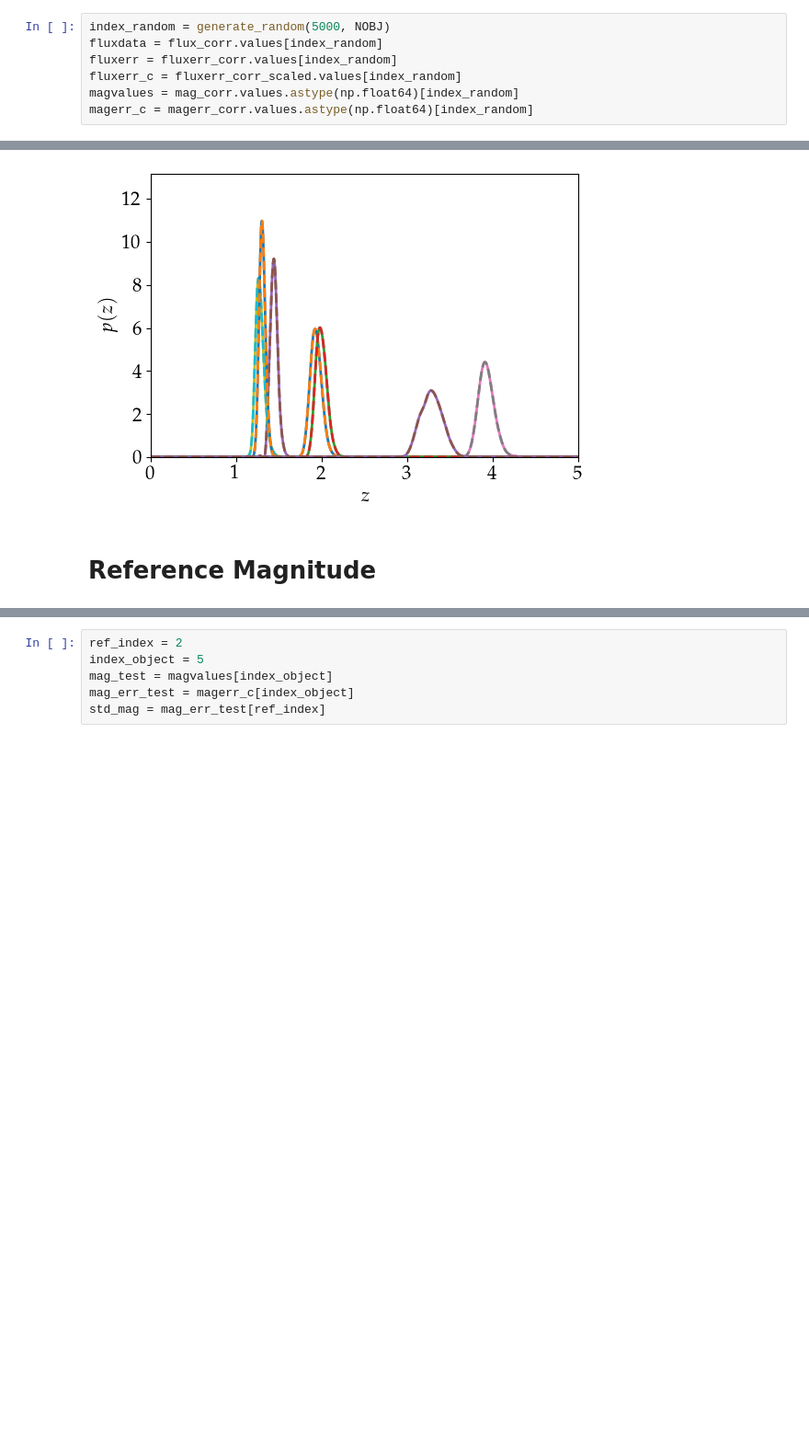
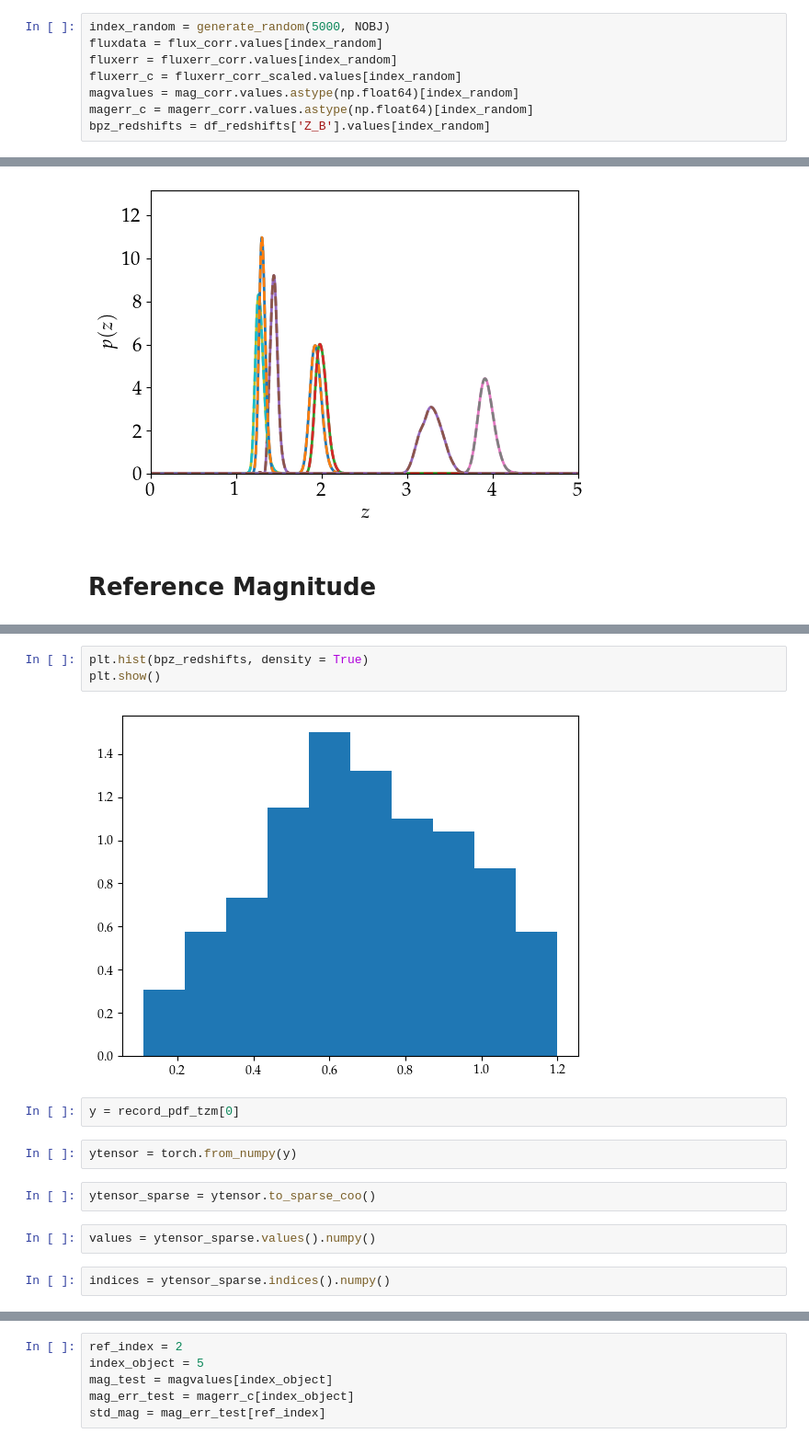
Before and after one commit to Harry45/BHM-nz, a Jupyter notebook: bhm/playground.ipynb, the cells around one changed output, grey strips where cells are left out. Shown at 92% size. Drawn from its saved outputs; the diff is of its cells as text; blank space fills up the shorter version.

```diff
--- a/bhm/playground.ipynb
+++ b/bhm/playground.ipynb
@@ -961,6 +961,7 @@ fluxerr = fluxerr_corr.values[index_random]
 fluxerr_c = fluxerr_corr_scaled.values[index_random]
 magvalues = mag_corr.values.astype(np.float64)[index_random]
 magerr_c = magerr_corr.values.astype(np.float64)[index_random]
+bpz_redshifts = df_redshifts['Z_B'].values[index_random]
 # %%
 %%time
 loglike = numba_calculate_redshift_pdf(zgrid, fluxdata, fluxerr_c, magvalues, numba_filters, numba_filterwave, numba_filterwaverange, numba_seds)
@@ -1082,0 +1199,15 @@ Number of fine magnitude bins is: 2000
+# %%
+plt.hist(bpz_redshifts, density = True)
+plt.show()
+# %% [output]
+[figure, added]
+# %%
+y = record_pdf_tzm[0]
+# %%
+ytensor = torch.from_numpy(y)
+# %%
+ytensor_sparse = ytensor.to_sparse_coo()
+# %%
+values = ytensor_sparse.values().numpy()
+# %%
+indices = ytensor_sparse.indices().numpy()
```
Also changed, not shown: parts of 37 cells of this notebook, 1 other file.
